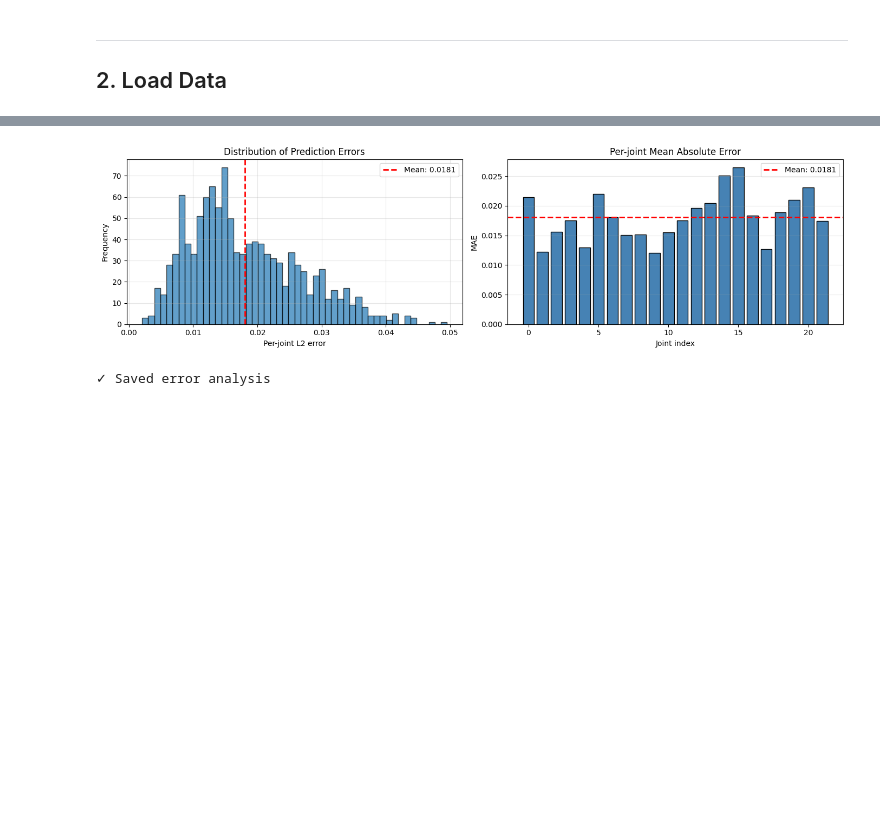
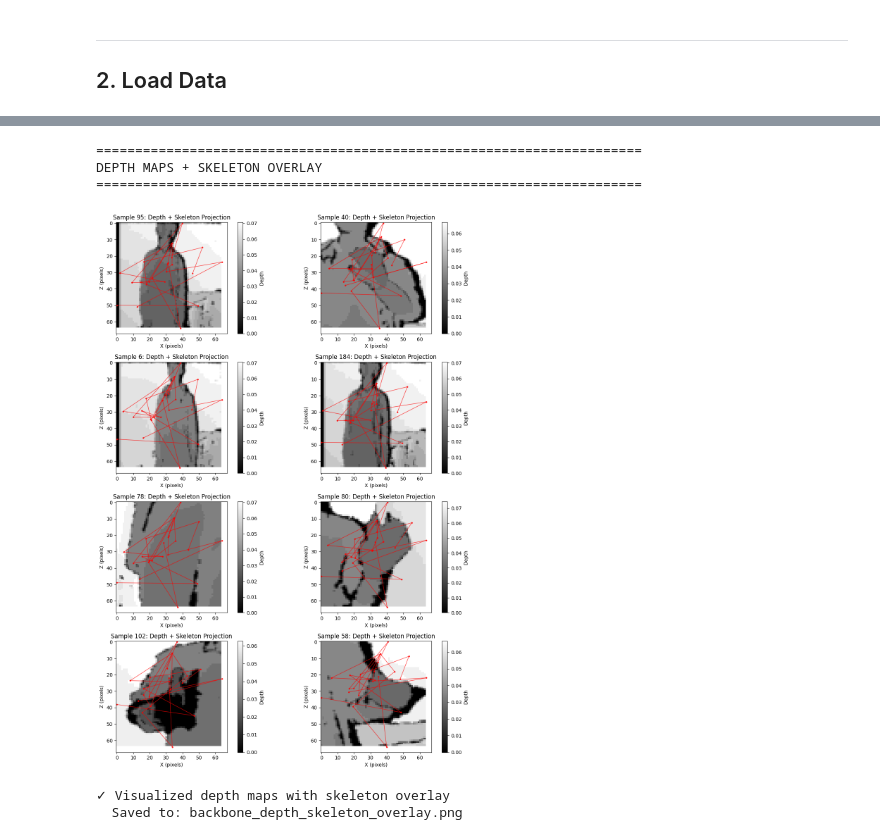
Before and after one commit to hinpak/comp4471-project, a Jupyter notebook: notebook/30_branch_b_pose.ipynb, the cells around one changed output, grey strips where cells are left out. Cells and saved outputs as stored; diff of their text form; code cells hidden in the pictures; blank space fills up the shorter version.

```diff
--- a/notebook/30_branch_b_pose.ipynb
+++ b/notebook/30_branch_b_pose.ipynb
@@ -45,7 +48,7 @@ if str(SRC.resolve()) not in sys.path:
 
 from config import PROC_DIR
 
-CUSTOM_PROC_DIR = PROC_DIR / 'custom'
+CUSTOM_PROC_DIR = PROC_DIR / 'custom_transfer'
 MODELS_DIR = PROC_DIR.parent / 'models'
 MODELS_DIR.mkdir(exist_ok=True)
 
@@ -584,30 +439,58 @@ Per-joint MAE (first 10 joints):
 # %%
-# Error distribution
-fig, axes = plt.subplots(1, 2, figsize=(14, 4))
+# ══════════════════════════════════════════════════════════════════════════════
+# VISUALIZATION: DEPTH MAP + SKELETON OVERLAY
+# ══════════════════════════════════════════════════════════════════════════════
 
-# Histogram of per-joint errors
-axes[0].hist(all_errors.flatten(), bins=50, edgecolor='black', alpha=0.7)
-axes[0].axvline(test_mae, color='red', linestyle='--', linewidth=2, label=f'Mean: {test_mae:.4f}')
-axes[0].set_xlabel('Per-joint L2 error')
-axes[0].set_ylabel('Frequency')
-axes[0].set_title('Distribution of Prediction Errors')
-axes[0].legend()
-axes[0].grid(True, alpha=0.3)
+print('\n' + '='*70)
+print('DEPTH MAPS + SKELETON OVERLAY')
+print('='*70)
 
-# Per-joint error bar chart
-axes[1].bar(range(NUM_JOINTS), per_joint_mae, color='steelblue', edgecolor='black')
-axes[1].axhline(test_mae, color='red', linestyle='--', linewidth=2, label=f'Mean: {test_mae:.4f}')
-axes[1].set_xlabel('Joint index')
-axes[1].set_ylabel('MAE')
-axes[1].set_title('Per-joint Mean Absolute Error')
-axes[1].legend()
-axes[1].grid(True, alpha=0.3, axis='y')
+# Select 8 samples for depth + skeleton visualization
+sample_indices_depth = np.random.choice(len(all_skeletons), 8, replace=False)
+
+fig, axes = plt.subplots(4, 2, figsize=(12, 16))
+axes = axes.flatten()
+
+for plot_idx, sample_idx in enumerate(sample_indices_depth):
+    depth_seq = all_depths[sample_idx, 0]  # (16, 64, 64)
+    skel = all_skeletons[sample_idx]  # (22, 3)
+
+    # Use middle frame
+    mid_frame_idx = depth_seq.shape[0] // 2
+    depth_map = depth_seq[mid_frame_idx]  # (64, 64)
+
+    # Plot depth map with skeleton overlay
+    ax = axes[plot_idx]
+    im = ax.imshow(depth_map, cmap='gray')
+
+    # Project skeleton onto 2D (X, Z) plane (approximate)
+    # Normalize skeleton coordinates to image space [0, 64]
+    skel_norm = ((skel - skel.min(axis=0)) / (skel.max(axis=0) - skel.min(axis=0) + 1e-6)) * 64
+
+    # Plot skeleton projection (X, Z) → (X, Y in image)
+    for i, j in BONES:
+        ax.plot([skel_norm[i, 0], skel_norm[j, 0]],
+                [skel_norm[i, 2], skel_norm[j, 2]],
+                c='red', lw=1, alpha=0.7)
+
+    ax.scatter(skel_norm[:, 0], skel_norm[:, 2], c='red', s=5, alpha=0.8)
+
+    ax.set_title(f'Sample {sample_idx}: Depth + Skeleton Projection')
+    ax.set_xlabel('X (pixels)')
+    ax.set_ylabel('Z (pixels)')
+    plt.colorbar(im, ax=ax, label='Depth')
 
 plt.tight_layout()
-plt.savefig(MODELS_DIR / 'branch_b_error_analysis.png', dpi=100, bbox_inches='tight')
+plt.savefig(MODELS_DIR / 'backbone_depth_skeleton_overlay.png', dpi=100, bbox_inches='tight')
 plt.show()
-print('✓ Saved error analysis')
+
+print(f'✓ Visualized depth maps with skeleton overlay')
+print(f'  Saved to: backbone_depth_skeleton_overlay.png')
 # %% [output]
+======================================================================
+DEPTH MAPS + SKELETON OVERLAY
+======================================================================
-[figure, old version]
+[figure, new version]
-✓ Saved error analysis
+✓ Visualized depth maps with skeleton overlay
+  Saved to: backbone_depth_skeleton_overlay.png
 # %%
```
Also changed, not shown: parts of 14 cells of this notebook, 2 other files.
